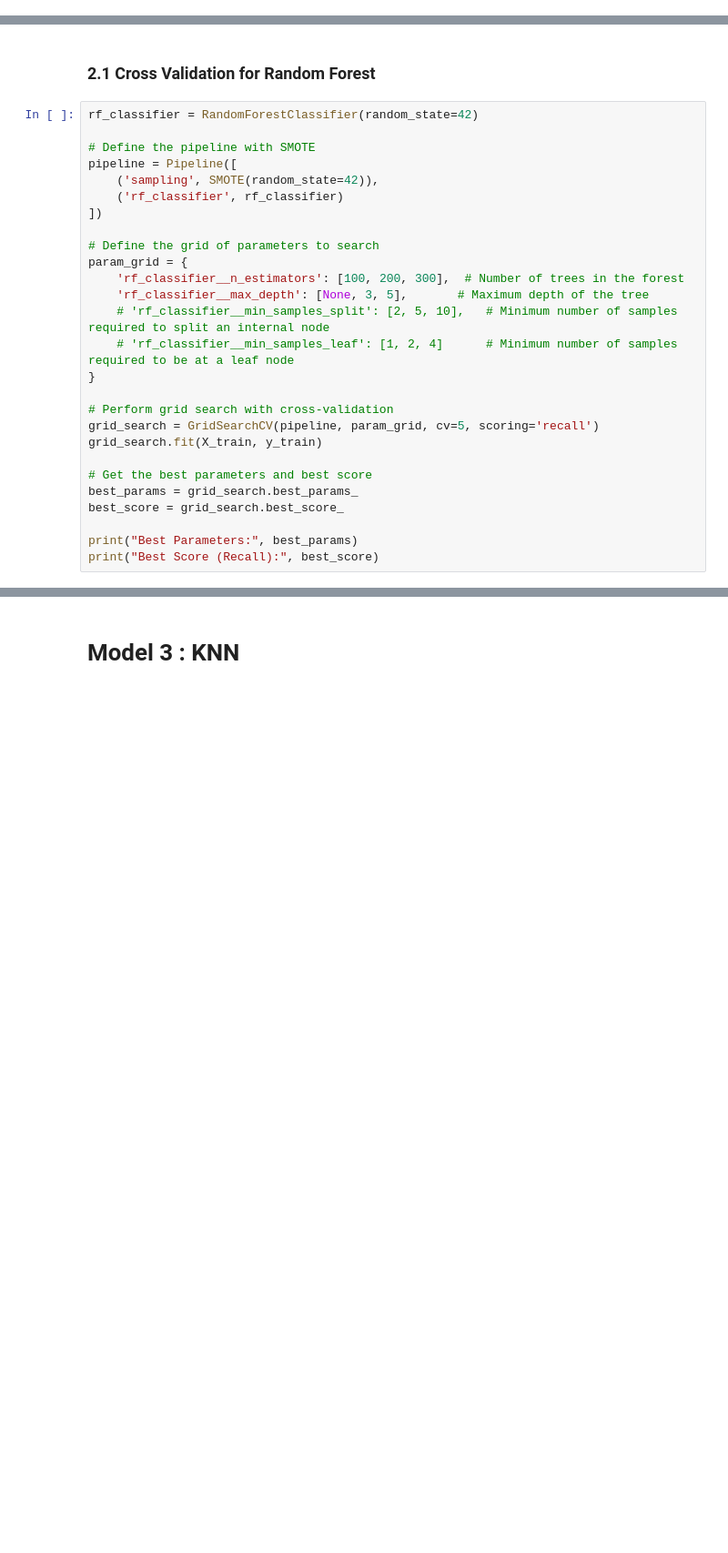
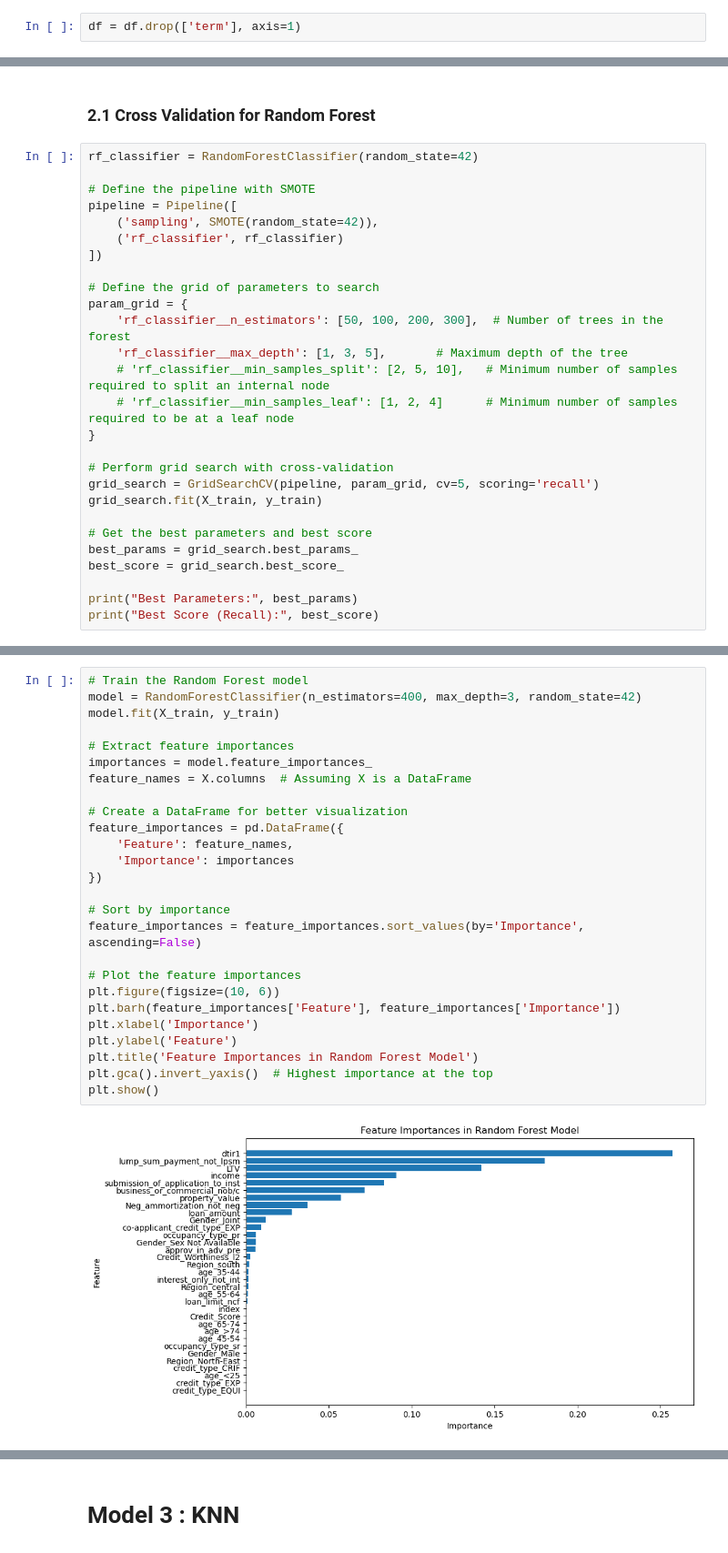
Before and after one commit to dr17549/Credit-Default-Prediction, a Jupyter notebook: Loan Default.ipynb, the cells around one changed output, grey strips where cells are left out. Shown at 91% size. Drawn from its saved outputs; the diff is of its cells as text; blank space fills up the shorter version.

```diff
--- a/Loan Default.ipynb
+++ b/Loan Default.ipynb
@@ -164,3 +220,5 @@ plt.show()
+# %%
+df = df.drop(['term'], axis=1)
 # %% [markdown]
 # Split Train Test dataset
 # %%
@@ -275,8 +339,8 @@ pipeline = Pipeline([
 
 # Define the grid of parameters to search
 param_grid = {
-    'rf_classifier__n_estimators': [100, 200, 300],  # Number of trees in the forest
-    'rf_classifier__max_depth': [None, 3, 5],       # Maximum depth of the tree
+    'rf_classifier__n_estimators': [50, 100, 200, 300],  # Number of trees in the forest
+    'rf_classifier__max_depth': [1, 3, 5],       # Maximum depth of the tree
     # 'rf_classifier__min_samples_split': [2, 5, 10],   # Minimum number of samples required to split an internal node
     # 'rf_classifier__min_samples_leaf': [1, 2, 4]      # Minimum number of samples required to be at a leaf node
 }
@@ -296,0 +361,28 @@ Best Score (Recall): 0.6427153968057497
+# %%
+# Train the Random Forest model
+model = RandomForestClassifier(n_estimators=400, max_depth=3, random_state=42)
+model.fit(X_train, y_train)
+
+# Extract feature importances
+importances = model.feature_importances_
+feature_names = X.columns  # Assuming X is a DataFrame
+
+# Create a DataFrame for better visualization
+feature_importances = pd.DataFrame({
+    'Feature': feature_names,
+    'Importance': importances
+})
+
+# Sort by importance
+feature_importances = feature_importances.sort_values(by='Importance', ascending=False)
+
+# Plot the feature importances
+plt.figure(figsize=(10, 6))
+plt.barh(feature_importances['Feature'], feature_importances['Importance'])
+plt.xlabel('Importance')
+plt.ylabel('Feature')
+plt.title('Feature Importances in Random Forest Model')
+plt.gca().invert_yaxis()  # Highest importance at the top
+plt.show()
+# %% [output]
+[figure, added]
```
Also changed, not shown: parts of 23 cells of this notebook.
